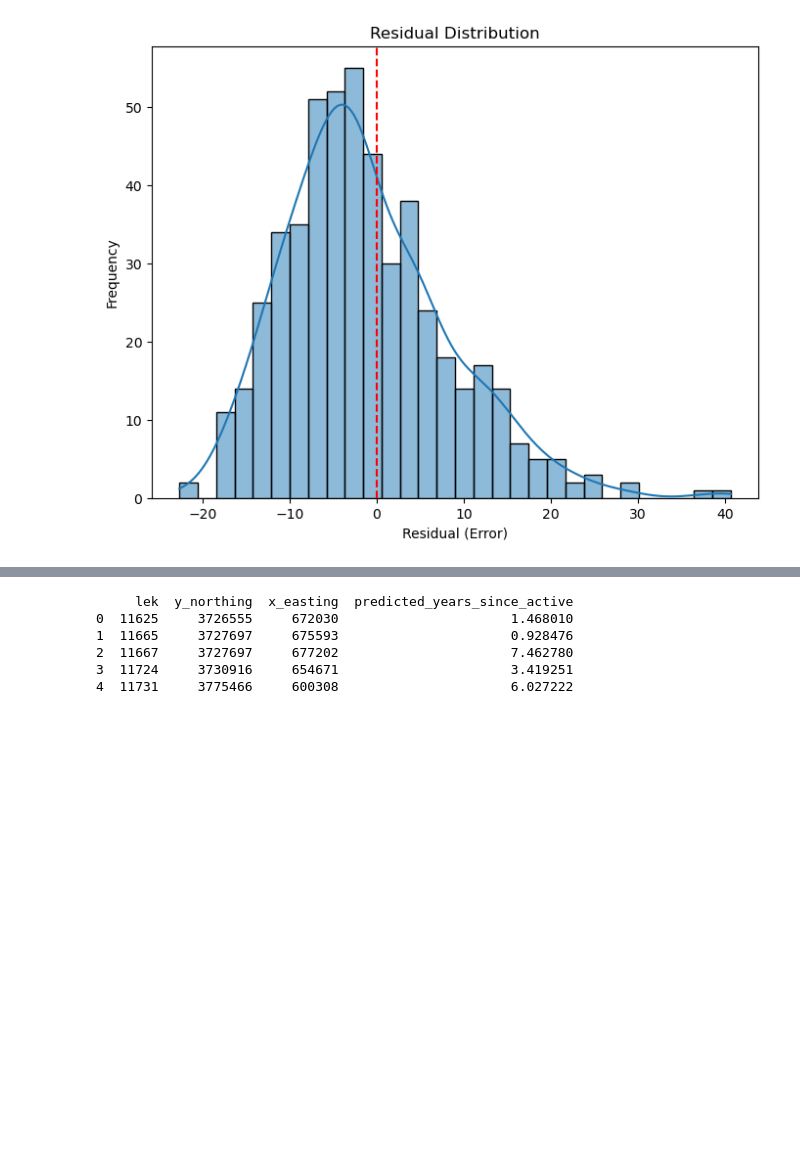
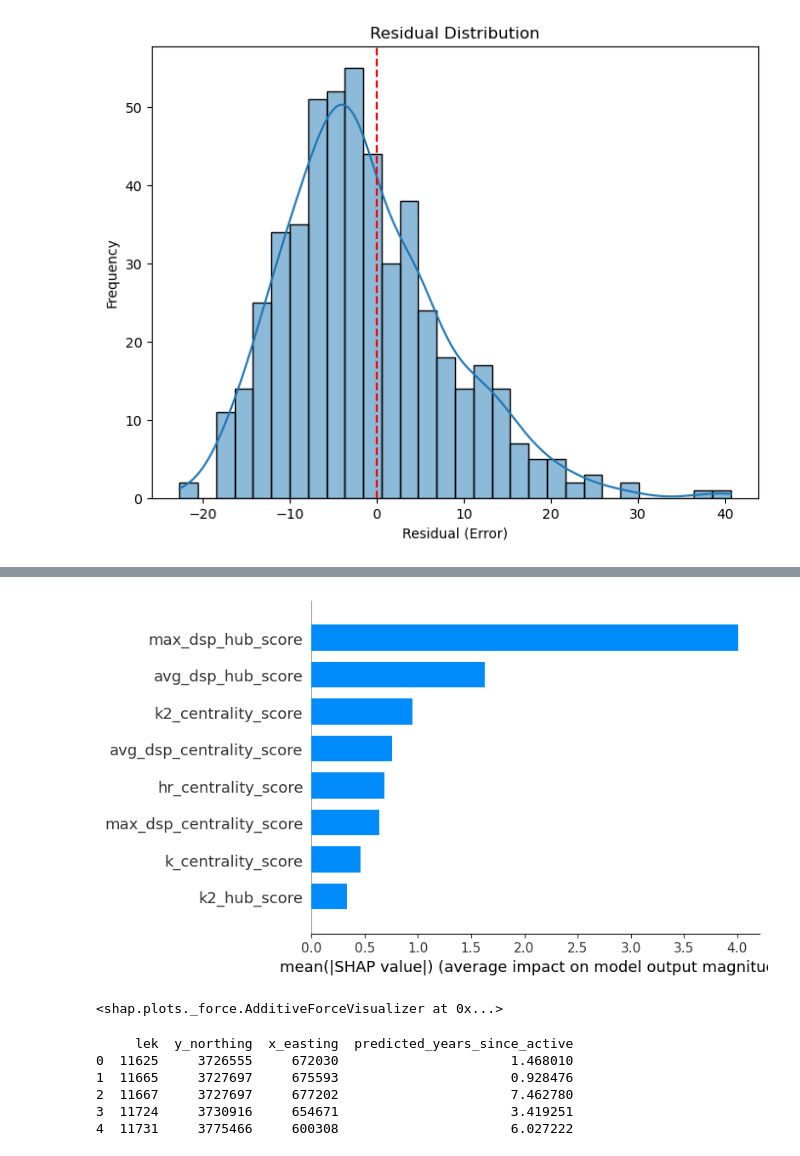
Before and after one commit to jdawsey/LEPC_Structural_Connectivity, a Jupyter notebook: igraph_scripts/prediction/rf_regression.ipynb, the cells around one changed output, grey strips where cells are left out. Drawn from its saved outputs; the diff is of its cells as text; code cells hidden in the pictures; blank space fills up the shorter version.

```diff
--- a/igraph_scripts/prediction/rf_regression.ipynb
+++ b/igraph_scripts/prediction/rf_regression.ipynb
@@ -82,3 +92,12 @@ plt.show()
+# %%
+shap.summary_plot(shap_values, X_test, plot_type="bar", max_display = 10)
+# %% [output]
+[figure, added]
+# %%
+# Pick one test sample (e.g., the first one)
+shap.force_plot(explainer.expected_value, shap_values[0, :], X_test.iloc[0, :])
+# %% [output]
+<shap.plots._force.AdditiveForceVisualizer at 0x...>
 # %%
 # Reload the dataset to include coordinates
 df_with_coords = data[['lek', 'y_northing', 'x_easting']].copy()  # Keep lek name and coordinates
```
Also changed, not shown: parts of 1 cell of this notebook.
